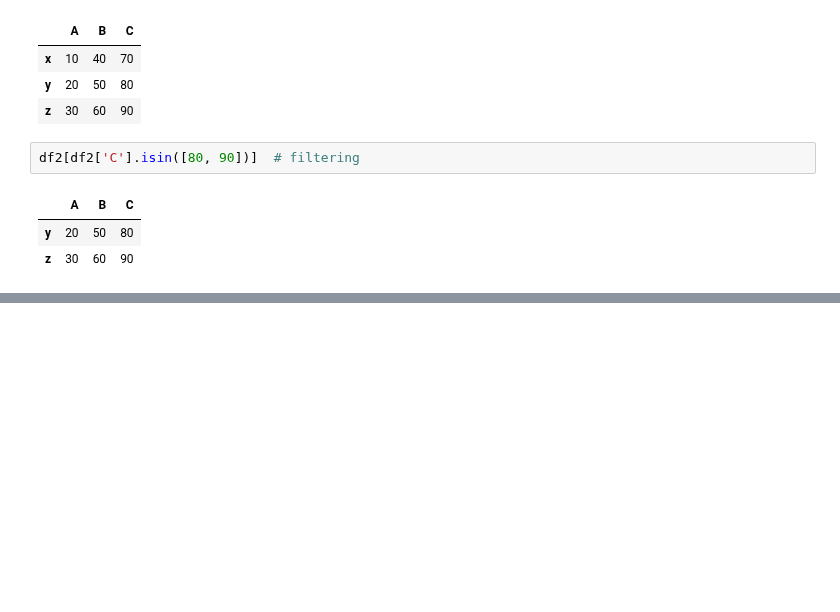
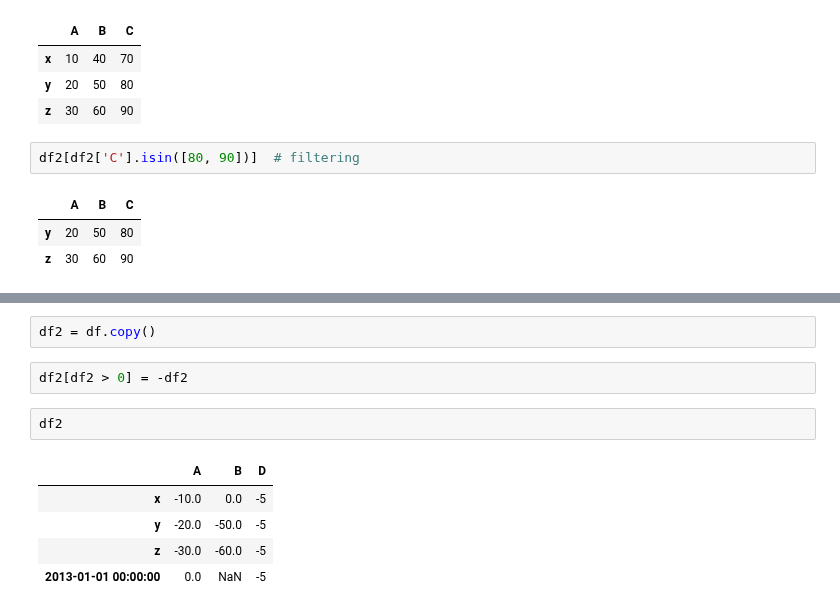
Before and after one commit to dnlmkhlv/ml, a Jupyter notebook: pandas/pandas_tutorial.ipynb, the cells around one changed output, grey strips where cells are left out. Drawn from its saved outputs; the diff is of its cells as text; blank space fills up the shorter version.

```diff
--- a/pandas/pandas_tutorial.ipynb
+++ b/pandas/pandas_tutorial.ipynb
@@ -370,0 +399,12 @@ df2[df2['C'].isin([80, 90])]  # filtering
+# %%
+df2 = df.copy()
+# %%
+df2[df2 > 0] = -df2
+# %%
+df2
+# %% [output]
+|  | A | B | D |
+| x | -10.0 | 0.0 | -5 |
+| y | -20.0 | -50.0 | -5 |
+| z | -30.0 | -60.0 | -5 |
+| 2013-01-01 00:00:00 | 0.0 | NaN | -5 |
```
Also changed, not shown: parts of 7 cells of this notebook.
